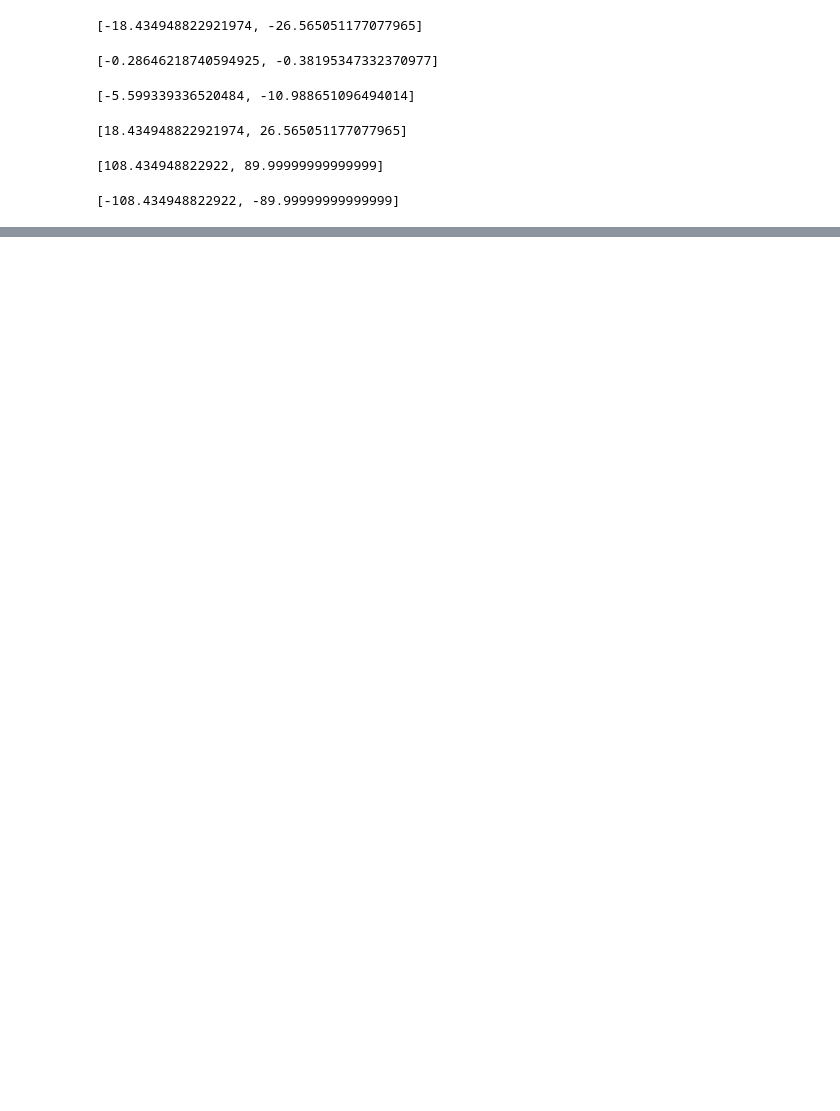
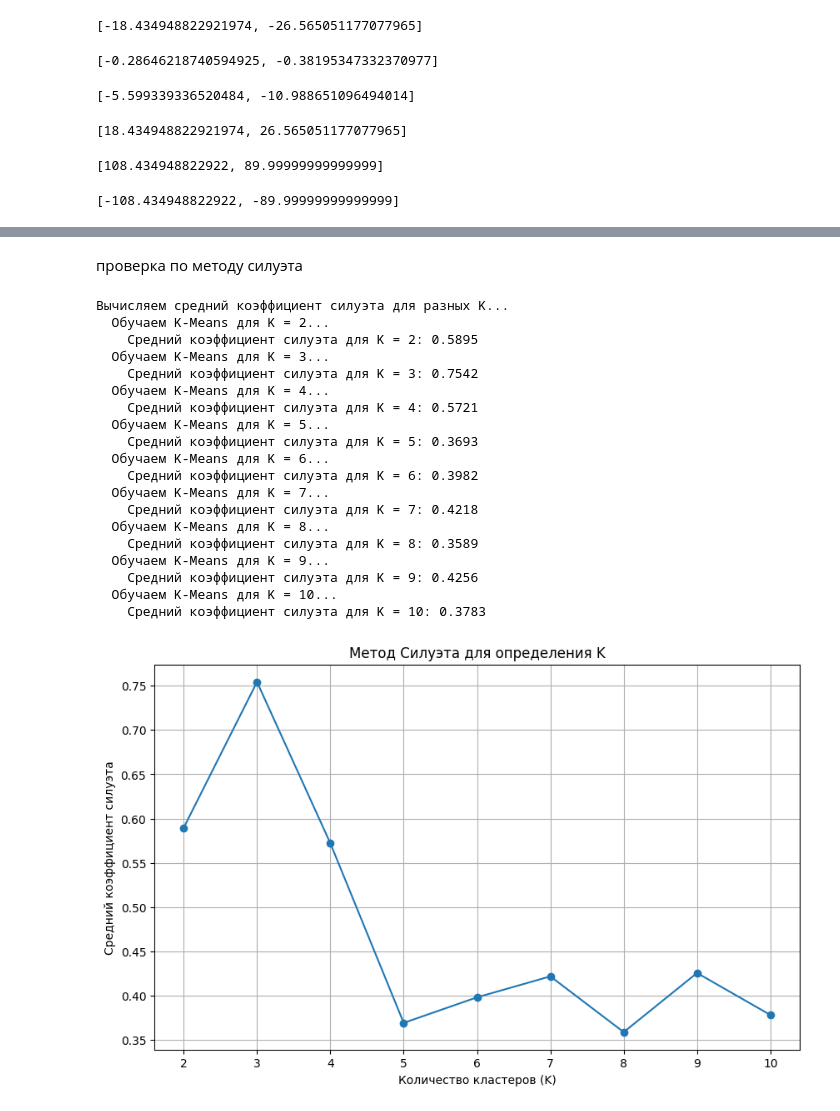
Before and after one commit to legendaOS/calculations, a Jupyter notebook: notebook.ipynb, the cells around one changed output, grey strips where cells are left out. Cells and saved outputs as stored; diff of their text form; code cells hidden in the pictures; blank space fills up the shorter version.

```diff
--- a/notebook.ipynb
+++ b/notebook.ipynb
@@ -282,0 +649,50 @@ delta_metric([0,0,0], [-3, -2, -1])
+# %% [markdown]
+проверка по методу силуэта
+# %%
+silhouette_scores = [] # Список для хранения средних коэффициентов силуэта
+max_k = 10             # Максимальное количество кластеров для проверки
+
+# Запускаем K-Means для K от 2 до max_k (силуэт для K=1 обычно не определен)
+# или равен 0 по определению scikit-learn
+print("Вычисляем средний коэффициент силуэта для разных K...")
+for k in range(2, max_k + 1):
+    print(f"  Обучаем K-Means для K = {k}...")
+    kmeans = KMeans(n_clusters=k, max_iter=100, random_state=0)
+    kmeans.fit(test_lists)
+
+    # Используем мою функцию для расчета среднего силуэта
+    avg_silhouette = calculate_average_silhouette_score(test_lists, kmeans.labels)
+    silhouette_scores.append(avg_silhouette)
+    print(f"    Средний коэффициент силуэта для K = {k}: {avg_silhouette:.4f}")
+
+# Построение графика среднего коэффициента силуэта
+plt.figure(figsize=(10, 6))
+# Ось X начинается с 2, так как мы пропускаем K=1
+plt.plot(range(2, max_k + 1), silhouette_scores, marker='o')
+plt.title('Метод Силуэта для определения K')
+plt.xlabel('Количество кластеров (K)')
+plt.ylabel('Средний коэффициент силуэта')
+plt.xticks(range(2, max_k + 1))
+plt.grid(True)
+plt.show()
+# %% [output]
+Вычисляем средний коэффициент силуэта для разных K...
+  Обучаем K-Means для K = 2...
+    Средний коэффициент силуэта для K = 2: 0.5895
+  Обучаем K-Means для K = 3...
+    Средний коэффициент силуэта для K = 3: 0.7542
+  Обучаем K-Means для K = 4...
+    Средний коэффициент силуэта для K = 4: 0.5721
+  Обучаем K-Means для K = 5...
+    Средний коэффициент силуэта для K = 5: 0.3693
+  Обучаем K-Means для K = 6...
+    Средний коэффициент силуэта для K = 6: 0.3982
+  Обучаем K-Means для K = 7...
+    Средний коэффициент силуэта для K = 7: 0.4218
+  Обучаем K-Means для K = 8...
+    Средний коэффициент силуэта для K = 8: 0.3589
+  Обучаем K-Means для K = 9...
+    Средний коэффициент силуэта для K = 9: 0.4256
+  Обучаем K-Means для K = 10...
+    Средний коэффициент силуэта для K = 10: 0.3783
+[figure, added]
```
Also changed, not shown: parts of 20 cells of this notebook.
